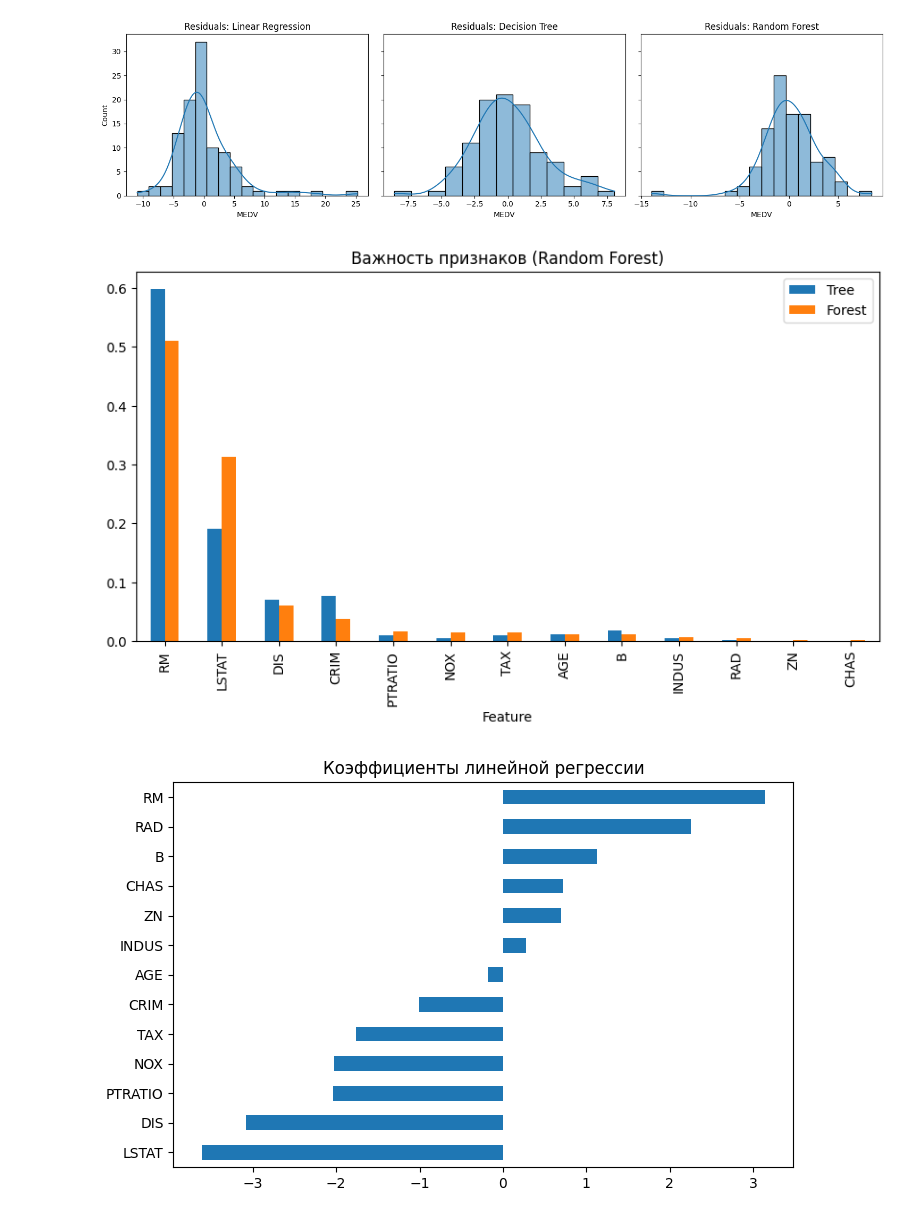
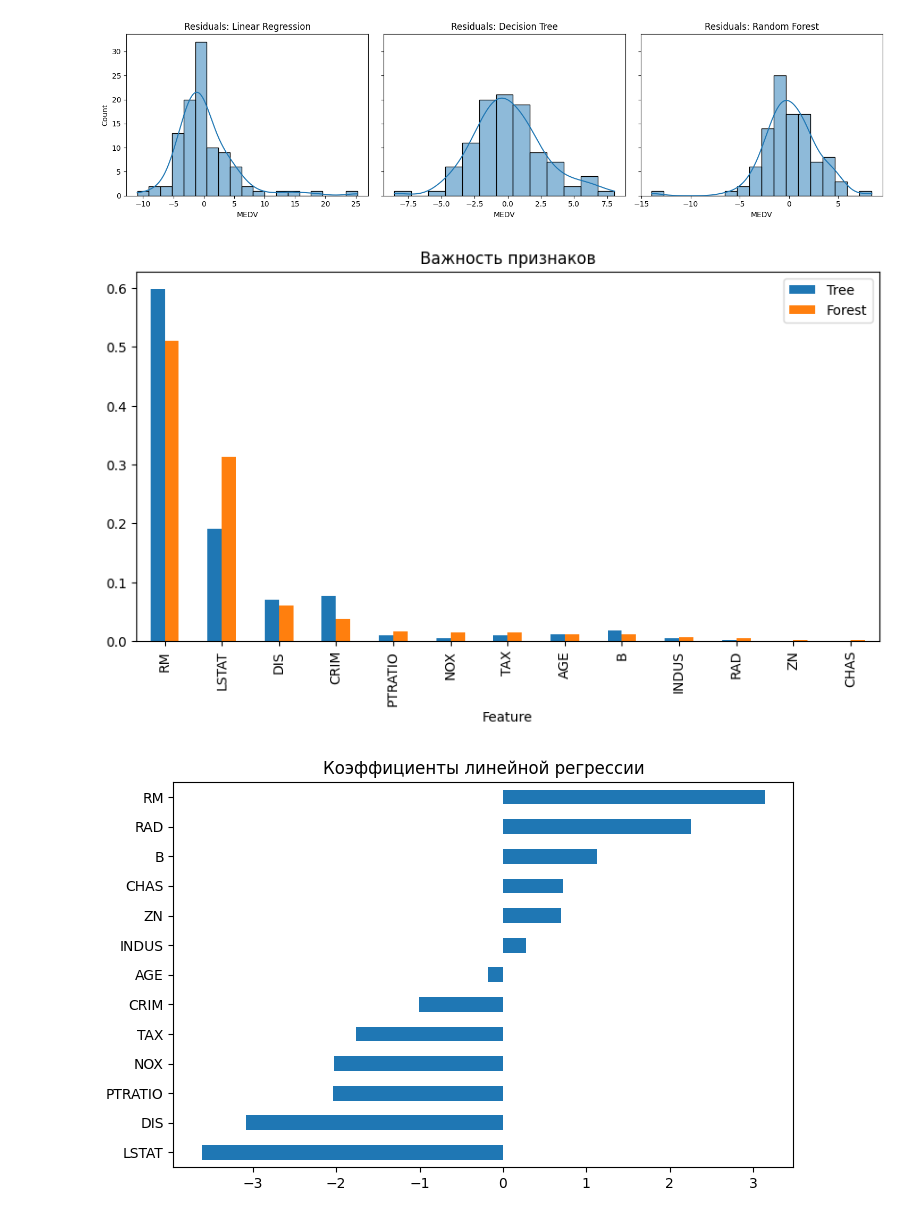
Before and after one commit to OlegTertychnyi/ML-labs-Tert, a Jupyter notebook: lab01/notebooks/lab01.ipynb, the cells around one changed output. Saved outputs shown, nothing was run; the diff lists cells and outputs as text; code cells hidden in the pictures.

```diff
--- a/lab01/notebooks/lab01.ipynb
+++ b/lab01/notebooks/lab01.ipynb
@@ -255,15 +256,15 @@ plt.show()
 # %%
 feat_imp = pd.DataFrame({
     "Feature": X.columns,
     "Tree": dtr.feature_importances_,
     "Forest": rfr.feature_importances_
 }).set_index("Feature")
 
 feat_imp.sort_values("Forest", ascending=False).plot.bar(figsize=(10,5))
-plt.title("Важность признаков (Random Forest)")
+plt.title("Важность признаков")
 plt.show()
 # %% [output]
-[figure, old version]
+[figure, new version]
 # %%
 coefs = pd.Series(lr.named_steps["model"].coef_, index=X.columns)
 coefs.sort_values().plot(kind="barh", figsize=(8,5))
```
Also changed, not shown: parts of 1 cell of this notebook, 36 other files.
